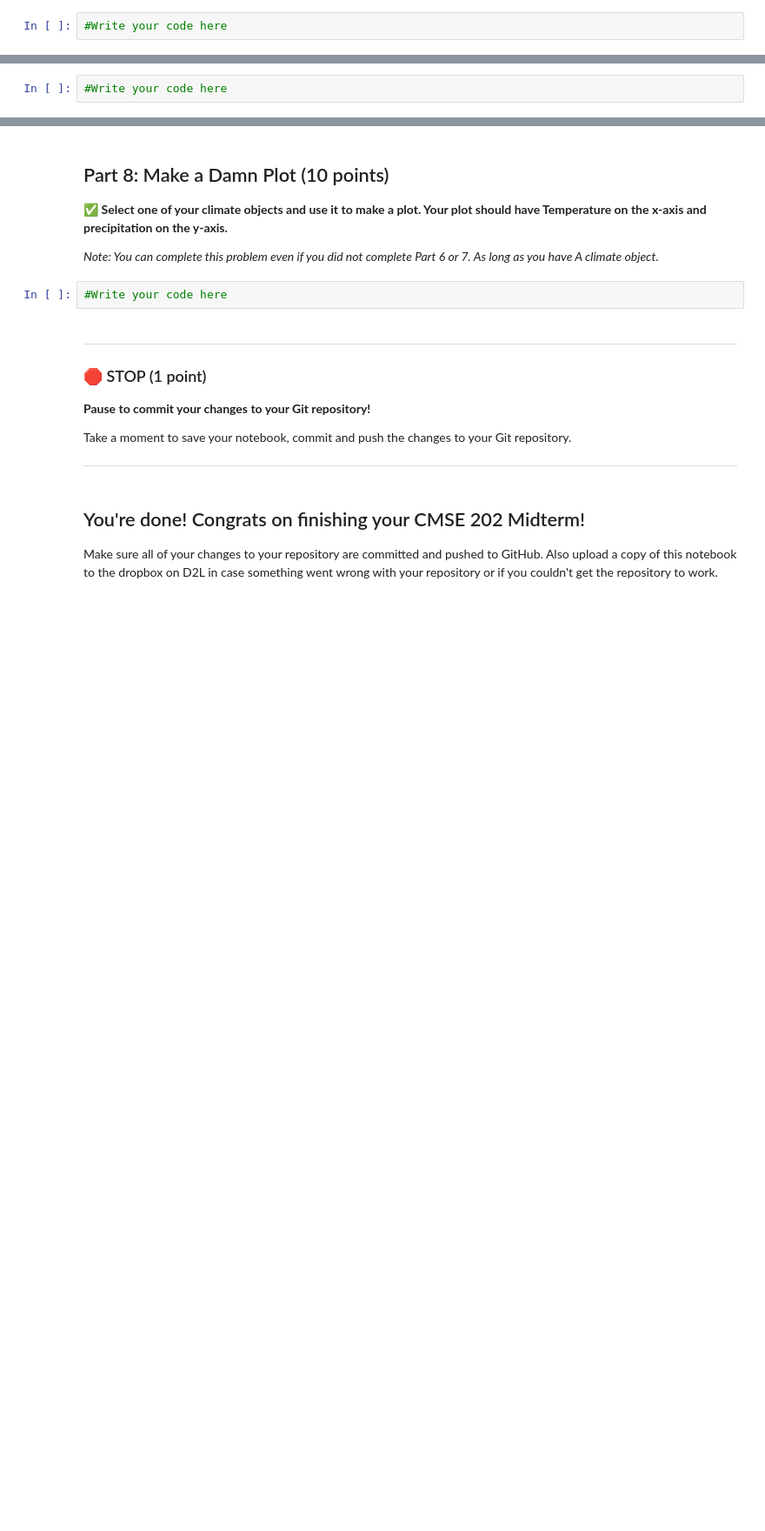
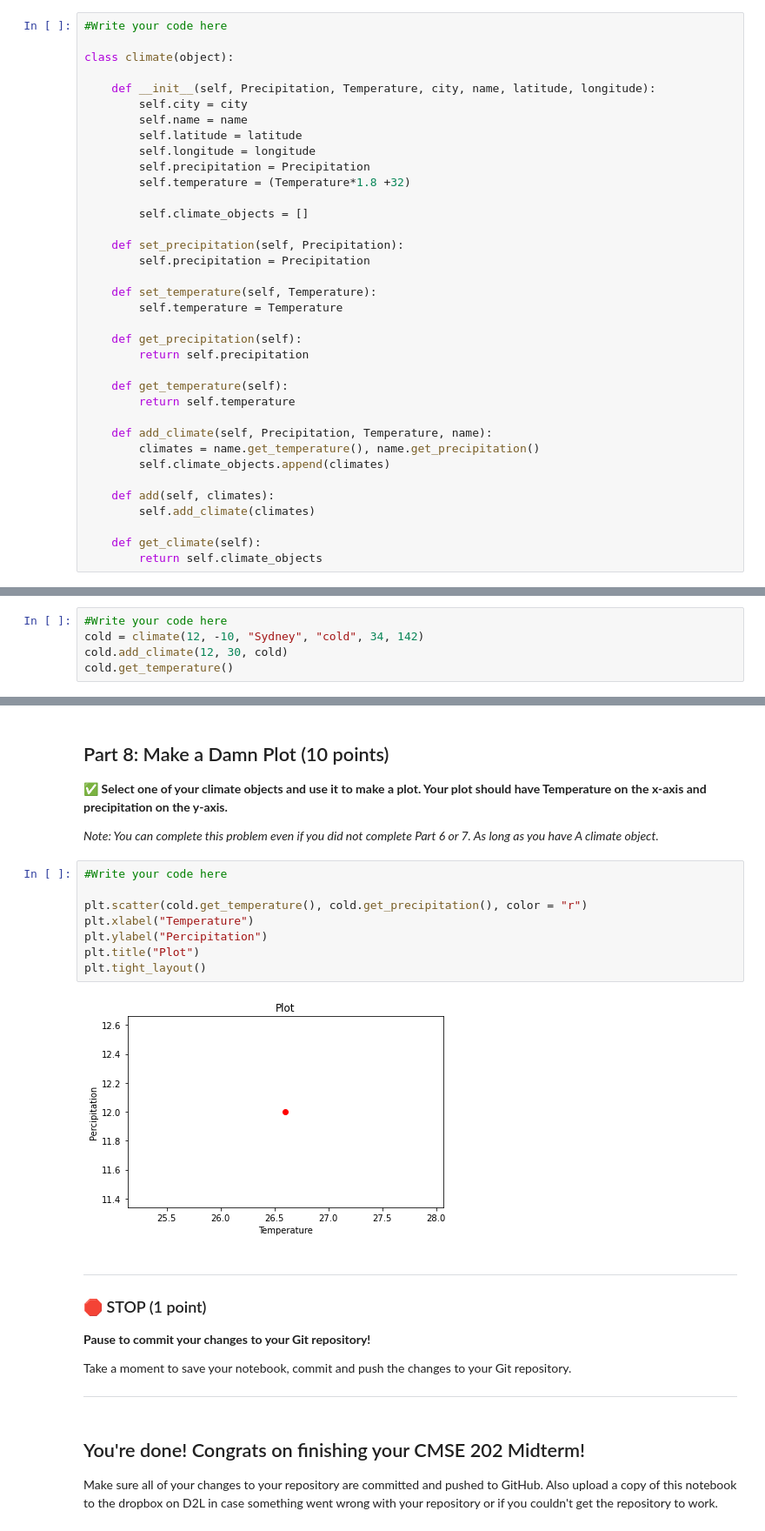
Before and after one commit to kovachel/CMSE_202_Homework_Kovach, a Jupyter notebook: midterm/CMSE202_Midterm_003_Kovach.ipynb, the cells around one changed output, grey strips where cells are left out. Shown at 87% size. Saved outputs shown, nothing was run; the diff lists cells and outputs as text; blank space fills up the shorter version.

```diff
--- a/midterm/CMSE202_Midterm_003_Kovach.ipynb
+++ b/midterm/CMSE202_Midterm_003_Kovach.ipynb
@@ -214,8 +254,45 @@ Take a moment to save your notebook, commit  and push the changes to your Git re
 &#9989; **All of the temperature values are in Celsius and need to be converted to Fahrenheit scaled with the equation $T_{Fahrenheit} = 1.8\times T_{Celsius}+32$, where $T_{Celsius}$ are the numbers you have in the `df_temp` dataframe, and $T_{Fahrenheit}$ is what you want to calculate. Write a new method in your `climate` class that does this.**
 # %%
 #Write your code here
+
+class climate(object):
+
+    def __init__(self, Precipitation, Temperature, city, name, latitude, longitude):
+        self.city = city
+        self.name = name
+        self.latitude = latitude
+        self.longitude = longitude
+        self.precipitation = Precipitation
+        self.temperature = (Temperature*1.8 +32)
+
+        self.climate_objects = []
+
+    def set_precipitation(self, Precipitation):
+        self.precipitation = Precipitation
+
+    def set_temperature(self, Temperature):
+        self.temperature = Temperature
+
+    def get_precipitation(self):
+        return self.precipitation
+
+    def get_temperature(self):
+        return self.temperature
+
+    def add_climate(self, Precipitation, Temperature, name):
+        climates = name.get_temperature(), name.get_precipitation()
+        self.climate_objects.append(climates)
+
+    def add(self, climates):
+        self.add_climate(climates)
+
+    def get_climate(self):
+        return self.climate_objects
 # %% [markdown]
 ### Part 7.2: Applying the Fix (4 points)
 &#9989; **Call your method within the constructor method (I.e., the `__init__` method), so that it automatically converts the temperature values as it creates a new `climate` object.**
 # %%
 #Write your code here
+cold = climate(12, -10, "Sydney", "cold", 34, 142)
+cold.add_climate(12, 30, cold)
+cold.get_temperature()
@@ -232,6 +351,14 @@ Take a moment to save your notebook, commit  and push the changes to your Git re
 *Note: You can complete this problem even if you did not complete Part 6 or 7. As long as you have A climate object.*
 # %%
 #Write your code here
+
+plt.scatter(cold.get_temperature(), cold.get_precipitation(), color = "r")
+plt.xlabel("Temperature")
+plt.ylabel("Percipitation")
+plt.title("Plot")
+plt.tight_layout()
+# %% [output]
+[figure, added]
 # %% [markdown]
 ---
 ### &#128721; STOP (1 point)
```
Also changed, not shown: parts of 8 cells of this notebook.
